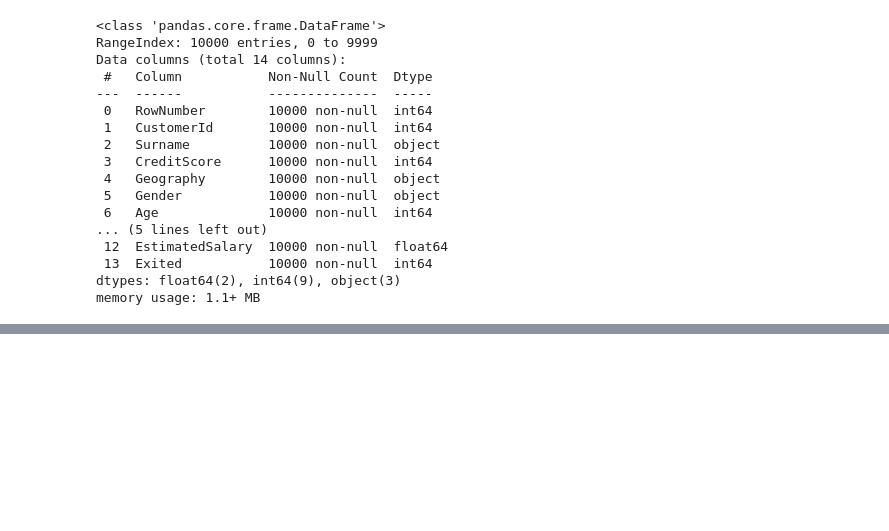
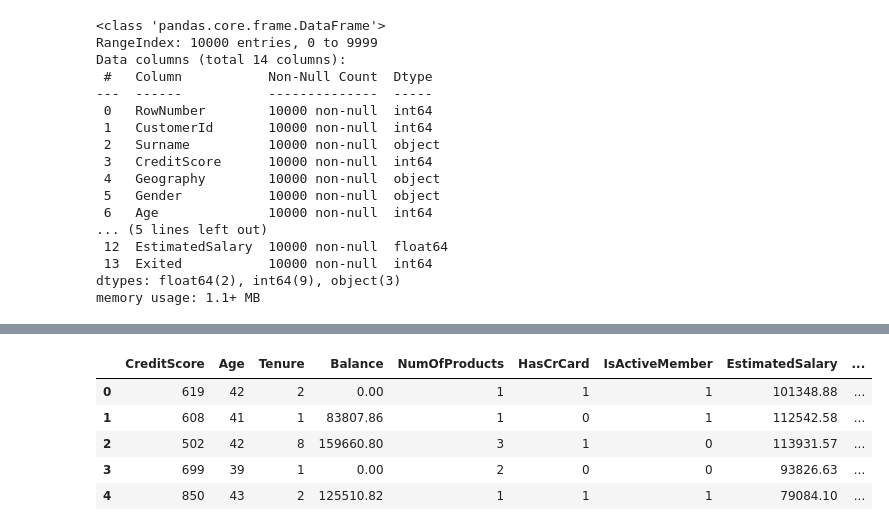
Before and after one commit to ManoranjanThakur/ML_Models-Feature_Engineering-EDA, a Jupyter notebook: Hyperparameter Optimization For Xgboost.ipynb, the cells around one changed output, grey strips where cells are left out. Cells and saved outputs as stored; diff of their text form; code cells hidden in the pictures; blank space fills up the shorter version.

```diff
--- a/Hyperparameter Optimization For Xgboost.ipynb
+++ b/Hyperparameter Optimization For Xgboost.ipynb
@@ -71,0 +113,10 @@ False
+# %%
+#Hyperparaemeter Optimization
+
+params= {
+    "learning_rate"   : [0.05, 0.10, 0.15, 0.20, 0.25, 0,30],
+    "max_depth"       : [3, 4, 5, 6, 8, 10, 12, 15],
+    "min_child_weight": [1, 3, 5, 7],
+    "gamma"           : [0.0, 0.1, 0.2, 0.3, 0.4],
+    "colsample_bytree": [0.3, 0.4, 0.5, 0.7]
+}
@@ -71,0 +136,10 @@ False
+# %%
+classifier=xgboost.XGBClassifier()
+# %%
+random_search = RandomizedSearchCV(classifier,param_distributions=params,n_iter=5,scoring='roc_auc',n_jobs=-1,cv=5,verbose=3)
+# %%
+from datetime import datetime
+
+start_time= timer(None)
+random_search.fit(X,Y)
+timer(start_time)
@@ -71,0 +151,9 @@ False
+# %%
+X.head()
+# %% [output]
+|  | CreditScore | Age | Tenure | Balance | NumOfProducts | HasCrCard | IsActiveMember | EstimatedSalary | ... |
+| 0 | 619 | 42 | 2 | 0.00 | 1 | 1 | 1 | 101348.88 | ... |
+| 1 | 608 | 41 | 1 | 83807.86 | 1 | 0 | 1 | 112542.58 | ... |
+| 2 | 502 | 42 | 8 | 159660.80 | 3 | 1 | 0 | 113931.57 | ... |
+| 3 | 699 | 39 | 1 | 0.00 | 2 | 0 | 0 | 93826.63 | ... |
+| 4 | 850 | 43 | 2 | 125510.82 | 1 | 1 | 1 | 79084.10 | ... |
```
Also changed, not shown: parts of 21 cells of this notebook.
